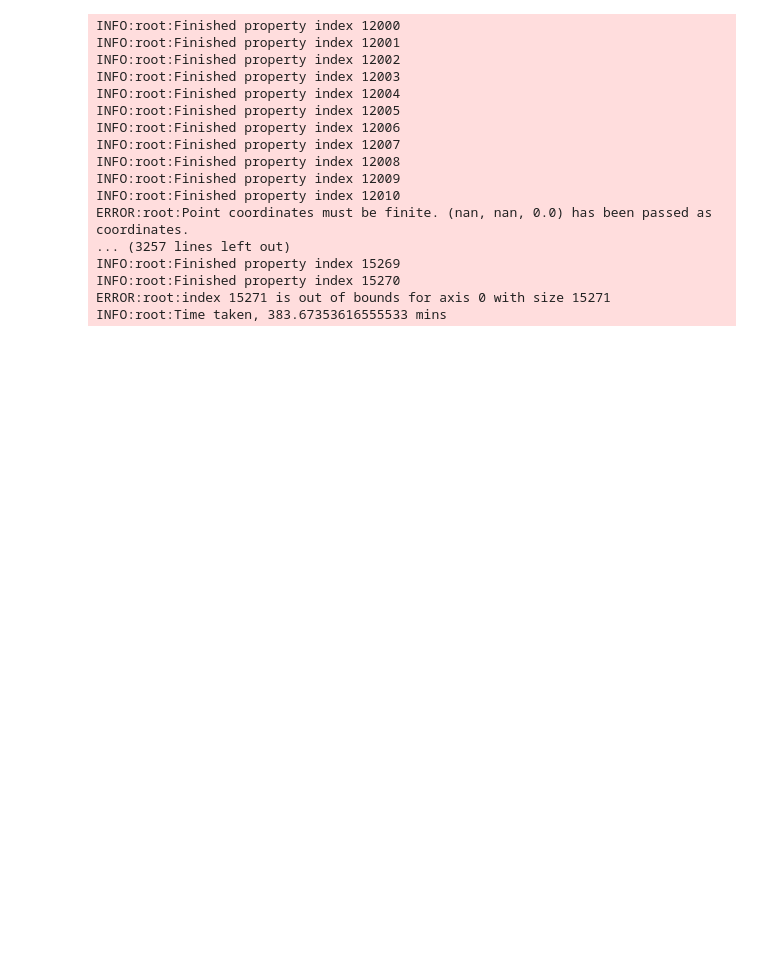
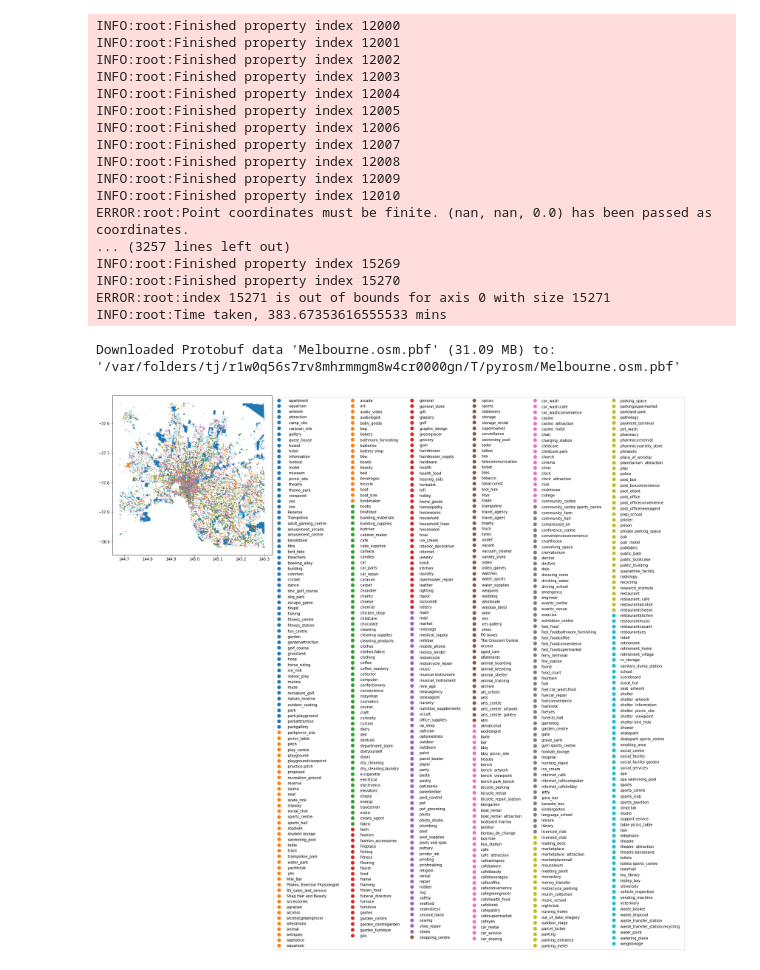
Before and after one commit to MAST30034-Applied-Data-Science/generic-real-estate-consulting-project-group-32, a Jupyter notebook: notebooks/school_proximity.ipynb, the cells around one changed output. Drawn from its saved outputs; the diff is of its cells as text; code cells hidden in the pictures; blank space fills up the shorter version.

```diff
--- a/notebooks/school_proximity.ipynb
+++ b/notebooks/school_proximity.ipynb
@@ -86,3 +91,31 @@ INFO:root:Finished property index 15269
 INFO:root:Finished property index 15270
 ERROR:root:index 15271 is out of bounds for axis 0 with size 15271
 INFO:root:Time taken, 383.67353616555533 mins
+# %%
+from pyrosm import OSM, get_data
+import ssl
+ssl._create_default_https_context = ssl._create_unverified_context
+
+# Get test data
+fp = get_data("melbourne")
+
+# Initialize the reader
+osm = OSM(fp)
+
+# Read POIs with custom filter B
+my_filter={"shop": True, "tourism": True, "amenity": True, "leisure": True}
+pois = osm.get_pois(custom_filter=my_filter)
+
+# Merge poi type information into a single column
+pois["shop"] = pois["shop"].fillna(' ')
+pois["amenity"] = pois["amenity"].fillna(' ')
+pois["leisure"] = pois["leisure"].fillna(' ')
+pois["tourism"] = pois["tourism"].fillna(' ')
+pois["poi_type"] = pois["amenity"] + pois["shop"] + pois["leisure"] + pois["tourism"]
+
+# Plot
+ax = pois.plot(column="poi_type", legend=True, markersize=1, figsize=(14,8), legend_kwds=dict(loc='upper left', ncol=6, bbox_to_anchor=(1, 1)))
+# %% [output]
+Downloaded Protobuf data 'Melbourne.osm.pbf' (31.09 MB) to:
+'/var/folders/tj/r1w0q56s7rv8mhrmmgm8w4cr0000gn/T/pyrosm/Melbourne.osm.pbf'
+[figure, added]
```
Also changed, not shown: parts of 2 cells of this notebook.
